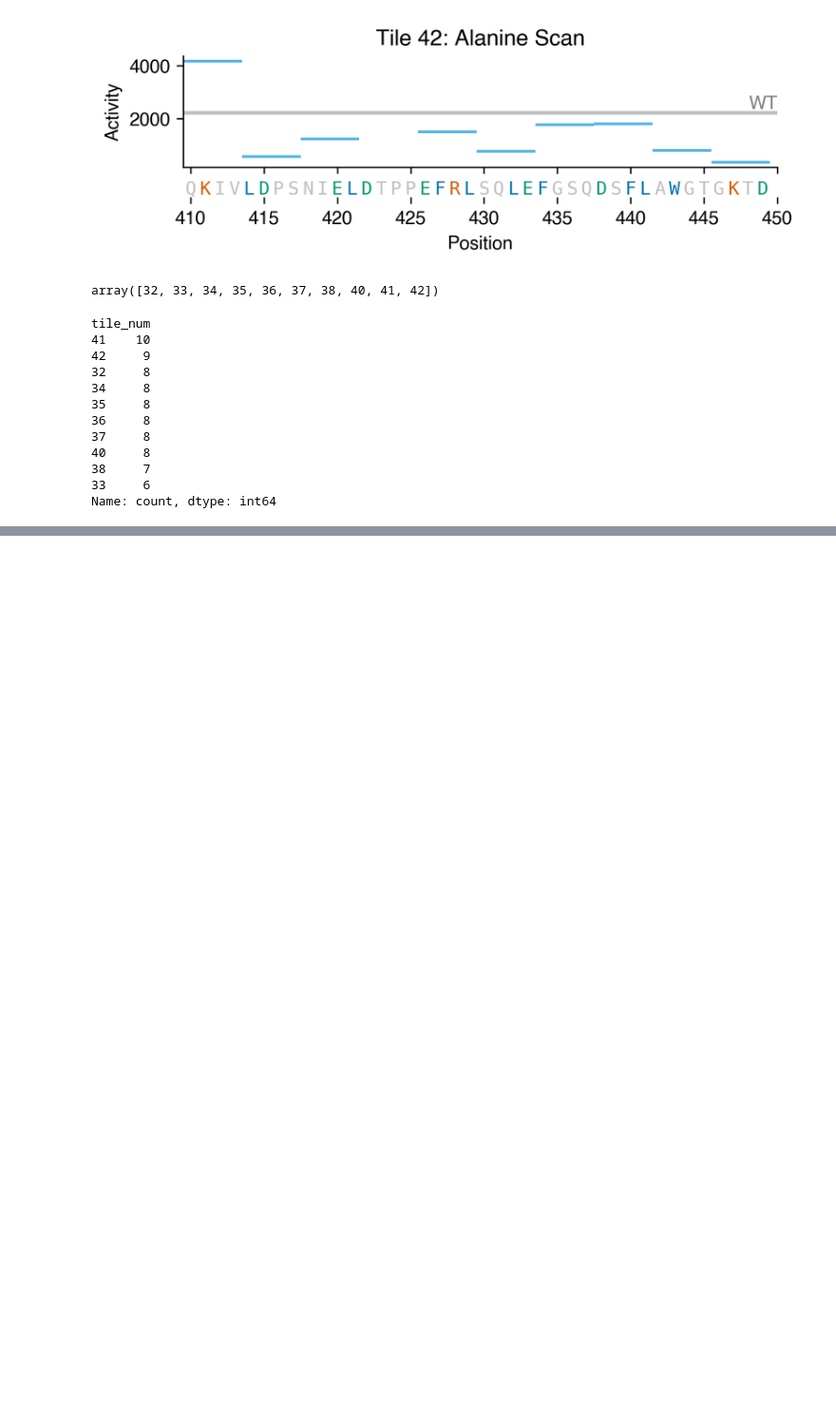
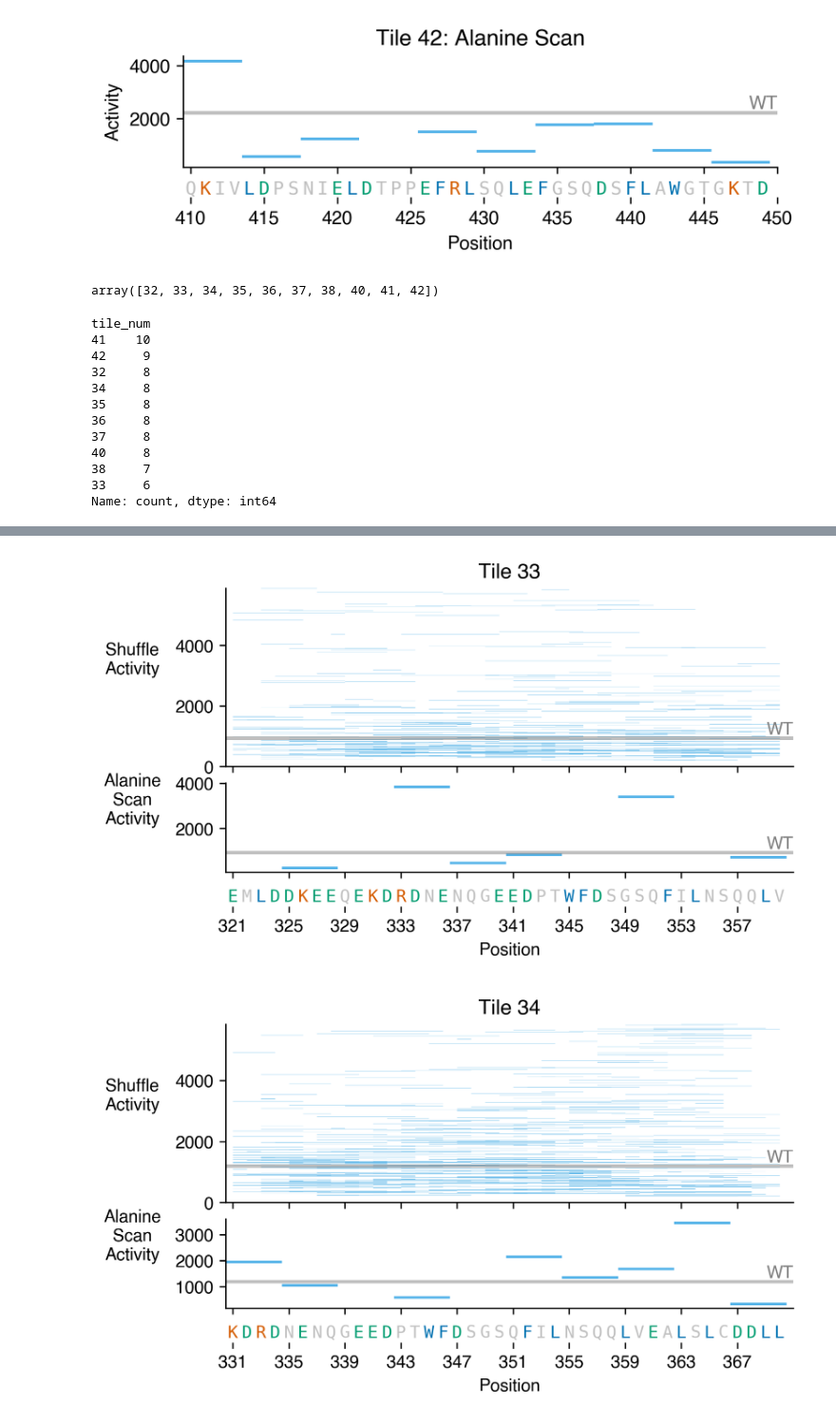
Before and after one commit to sanjanakotha/sog1, a Jupyter notebook: notebooks/Motifs.ipynb, the cells around one changed output, grey strips where cells are left out. Shown at 95% size. Drawn from its saved outputs; the diff is of its cells as text; code cells hidden in the pictures; blank space fills up the shorter version.

```diff
--- a/notebooks/Shuffles.ipynb
+++ b/notebooks/Motifs.ipynb
@@ -393,0 +488,7 @@ Name: count, dtype: int64
+# %%
+for tile_num in list(set(shuffle_vars_with_diff["tile"]) & set(Ascan_s_with_diff["tile_num"])):
+    plot_shuffles_and_A_scan(tile_num)
+    plt.savefig("../output/figures/shuffles_and_Ascan/" + str(tile_num) + ".png")
+# %% [output]
+[figure, added]
+[figure, added]
```
Also changed, not shown: parts of 9 cells of this notebook, 31 other files.
